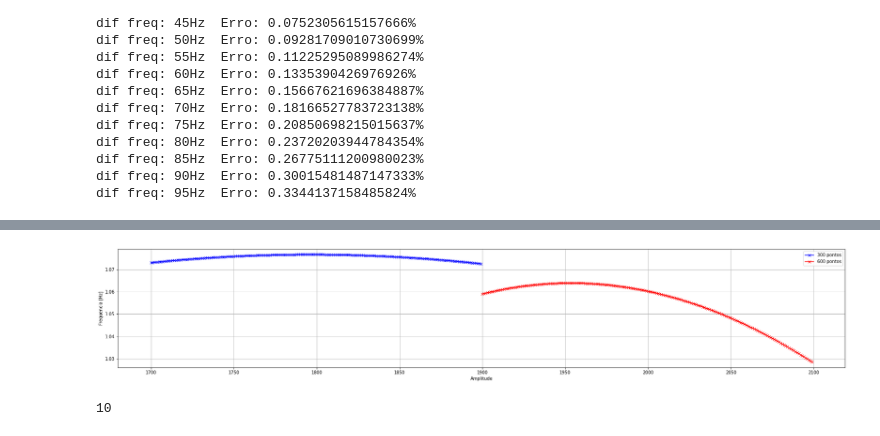
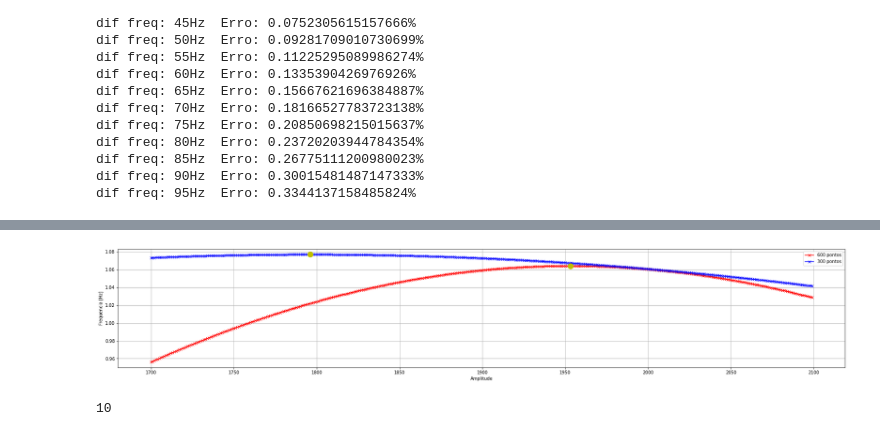
Before and after one commit to mirelatomazini/Repositorio-TG-Mirela, a Jupyter notebook: arquivos_finais/software/testes/teste2/teste_fft_medidas.ipynb, the cells around one changed output, grey strips where cells are left out. Saved outputs shown, nothing was run; the diff lists cells and outputs as text; code cells hidden in the pictures.

Commit message:
Adicao de resultados do teste 2 e de imagens para insercao no trabalho escrito

```diff
--- a/arquivos_finais/software/testes/teste2/teste_fft_medidas.ipynb
+++ b/arquivos_finais/software/testes/teste2/teste_fft_medidas.ipynb
@@ -132,7 +132,7 @@ plt.ylabel(f'Componente em f={frequencia}Hz')
 Text(0, 0.5, 'Componente em f=2000Hz')
 [figure]
 # %%
-frequencia_range = range(1700,1900,1)
+frequencia_range = range(1700,2100,1)
 sample_freq = 600000
 inicio_pontos = 0
 npontos = 300
@@ -141,7 +141,7 @@ componentes = [componente_precisa((dados[linha,inicio_pontos:inicio_pontos+npont
                                   frequencia_i,sample_freq, fator_zeros=100000)
                for frequencia_i in frequencia_range]
 # %%
-frequencia_range2 = range(1900,2100,1)
+frequencia_range2 = range(1700,2100,1)
 sample_freq = 600000
 npontos2 = 600
 componentes2 = [componente_precisa((dados[linha,:npontos2]-np.mean(dados[linha,:npontos2]))*k,
@@ -180,9 +180,9 @@ dif freq: 90Hz  Erro: 0.30015481487147333%
 dif freq: 95Hz  Erro: 0.3344137158485824%
 # %%
 # olhando 600 pontos
-idx_pico = np.argmax(componentes2)
+idx_pico2 = np.argmax(componentes2)
 for pontos in range(0,40,2):
-    erro_perc = ((componentes2[idx_pico]-componentes2[idx_pico-pontos])/componentes2[idx_pico])*100
+    erro_perc = ((componentes2[idx_pico2]-componentes2[idx_pico2-pontos])/componentes[idx_pico2])*100
     print(f'dif freq: {pontos}Hz\tErro: {erro_perc}%')
 # %% [output]
 dif freq: 0Hz   Erro: 0.0%
@@ -228,0 +229,3 @@ for idx,(c,f) in enumerate(zip(componentes,frequencia_range)):
+# %%
+for idx,(c,f) in enumerate(zip(componentes2,frequencia_range2)):
+    print(f'{idx}\t{c}\t{f}')
@@ -229,13 +250,15 @@ for idx,(c,f) in enumerate(zip(componentes,frequencia_range)):
 # %%
 plt.figure(figsize=(30,5))
+plt.plot(frequencia_range2,componentes2,'rx-',label=f'{npontos2} pontos')
 plt.plot(frequencia_range,componentes,'bx-',label=f'{npontos} pontos')
-plt.plot(frequencia_range2,componentes2,'rx-',label=f'{npontos2} pontos')
+plt.plot(frequencia_range2[idx_pico2], componentes2[idx_pico2], 'y.', markersize = 25)
+plt.plot(frequencia_range[idx_pico], componentes[idx_pico], 'y.', markersize = 25)
 plt.xlabel(f'Amplitude')
 plt.ylabel(f'Frequencia [Hz]')
 plt.legend()
 plt.grid()
 # %% [output]
-[figure, old version]
+[figure, new version]
 # %%
 dados.shape[0]
 # %% [output]
```
Also changed, not shown: parts of 3 cells of this notebook, 4 other files.
